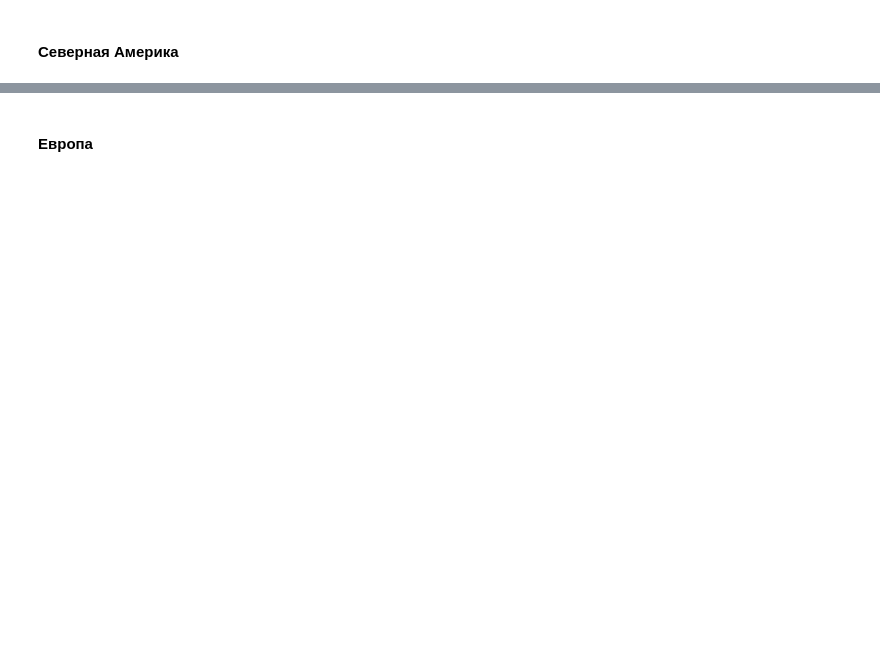
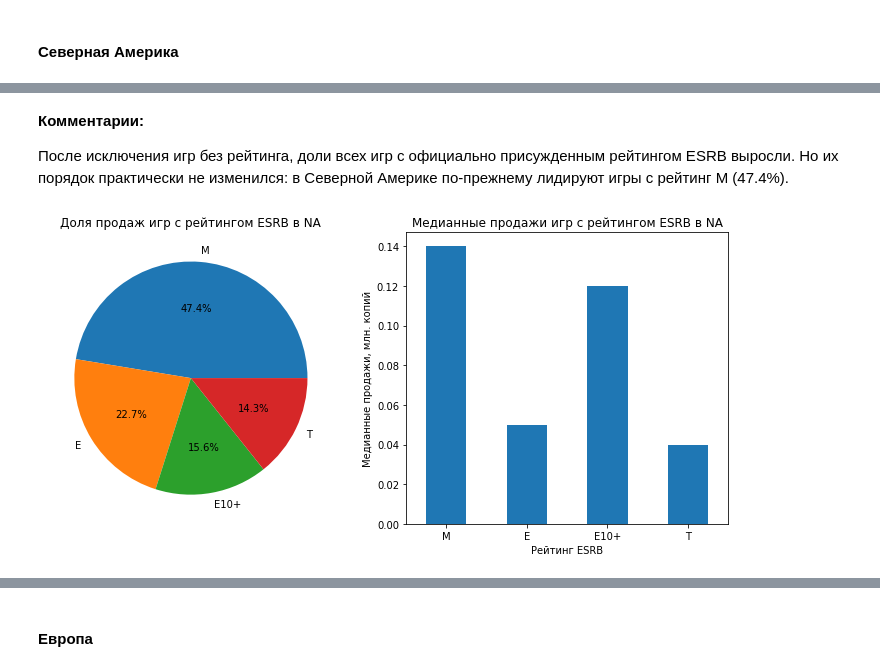
Before and after one commit to crumblinq/videogame-market-analysis, a Jupyter notebook: videogame_market_analysis.ipynb, the cells around one changed output, grey strips where cells are left out. Drawn from its saved outputs; the diff is of its cells as text; code cells hidden in the pictures; blank space fills up the shorter version.

```diff
--- a/videogame_market_analysis.ipynb
+++ b/videogame_market_analysis.ipynb
@@ -1642,0 +1674,23 @@ display(rating_na_table)
+# %% [markdown]
+**Комментарии:**
+
+После исключения игр без рейтинга, доли всех игр с официально присужденным рейтингом ESRB выросли. Но их порядок практически не изменился: в Северной Америке по-прежнему лидируют игры с рейтинг M (47.4%).
+# %%
+plt.figure(figsize=(10, 5))
+
+plt.subplot(1, 2, 1)
+na_esrb['share_na'].plot(kind='pie', autopct='%.1f%%')
+plt.title('Доля продаж игр c рейтингом ESRB в NA')
+plt.ylabel('')
+
+plt.subplot(1, 2, 2)
+na_esrb['median'].plot(kind='bar')
+plt.title('Медианные продажи игр c рейтингом ESRB в NA')
+plt.ylabel('Медианные продажи, млн. копий')
+plt.xlabel('Рейтинг ESRB')
+plt.xticks(rotation=0)
+
+plt.tight_layout()
+plt.show()
+# %% [output]
+[figure, added]
```
Also changed, not shown: parts of 51 cells of this notebook.
